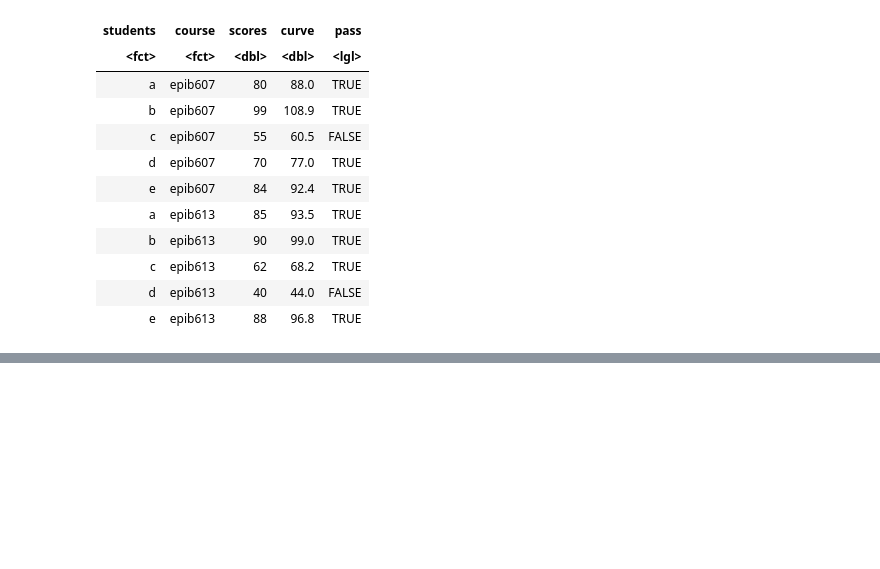
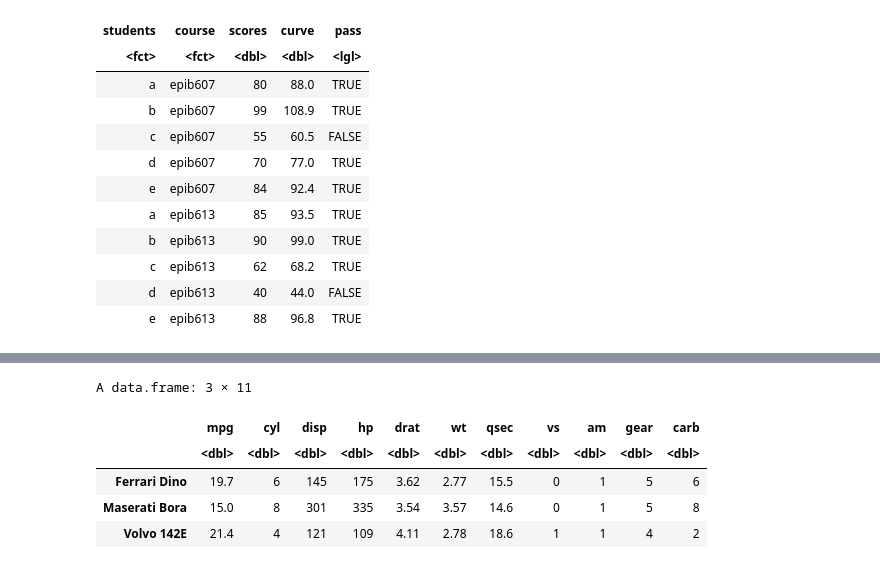
Before and after one commit to ly129/EPIB613_2020, a Jupyter notebook: Notes.ipynb, the cells around one changed output, grey strips where cells are left out. Cells and saved outputs as stored; diff of their text form; code cells hidden in the pictures; blank space fills up the shorter version.

```diff
--- a/Notes.ipynb
+++ b/Notes.ipynb
@@ -796,0 +1310,10 @@ A data.frame: 10 × 5
+# %%
+# Check the last few rows, default is 6 rows
+tail(mtcars, n = 3)
+# %% [output]
+A data.frame: 3 × 11
+|  | mpg | cyl | disp | hp | drat | wt | qsec | vs | am | gear | carb |
+|  | <dbl> | <dbl> | <dbl> | <dbl> | <dbl> | <dbl> | <dbl> | <dbl> | <dbl> | <dbl> | <dbl> |
+| Ferrari Dino | 19.7 | 6 | 145 | 175 | 3.62 | 2.77 | 15.5 | 0 | 1 | 5 | 6 |
+| Maserati Bora | 15.0 | 8 | 301 | 335 | 3.54 | 3.57 | 14.6 | 0 | 1 | 5 | 8 |
+| Volvo 142E | 21.4 | 4 | 121 | 109 | 4.11 | 2.78 | 18.6 | 1 | 1 | 4 | 2 |
```
Also changed, not shown: parts of 82 cells of this notebook, 2 other files.
